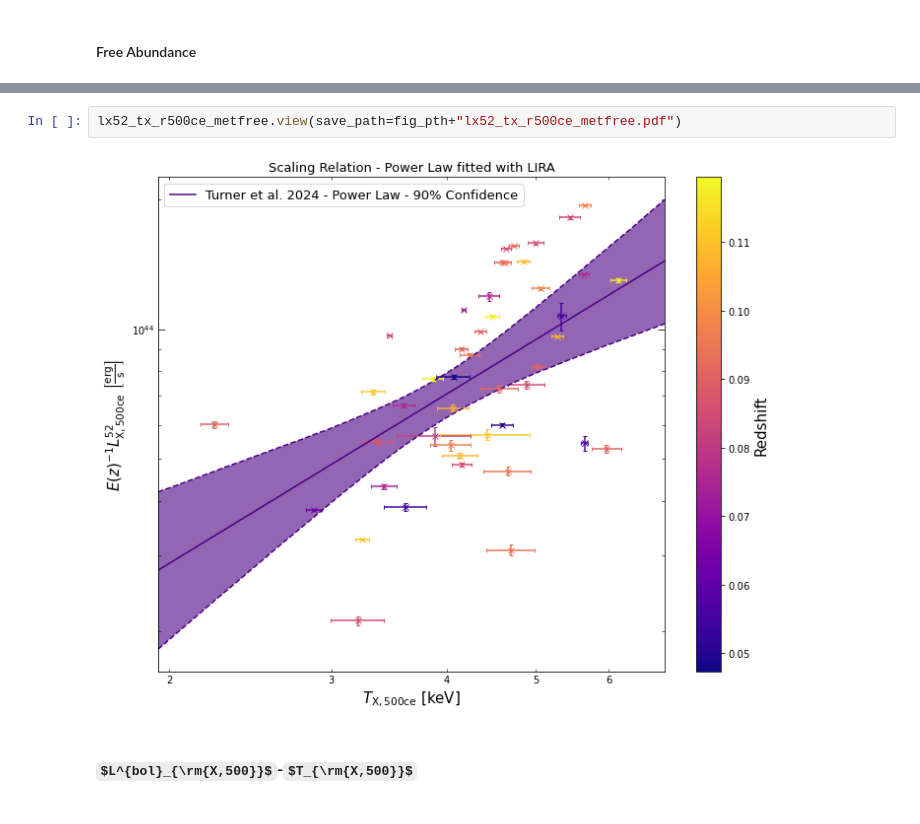
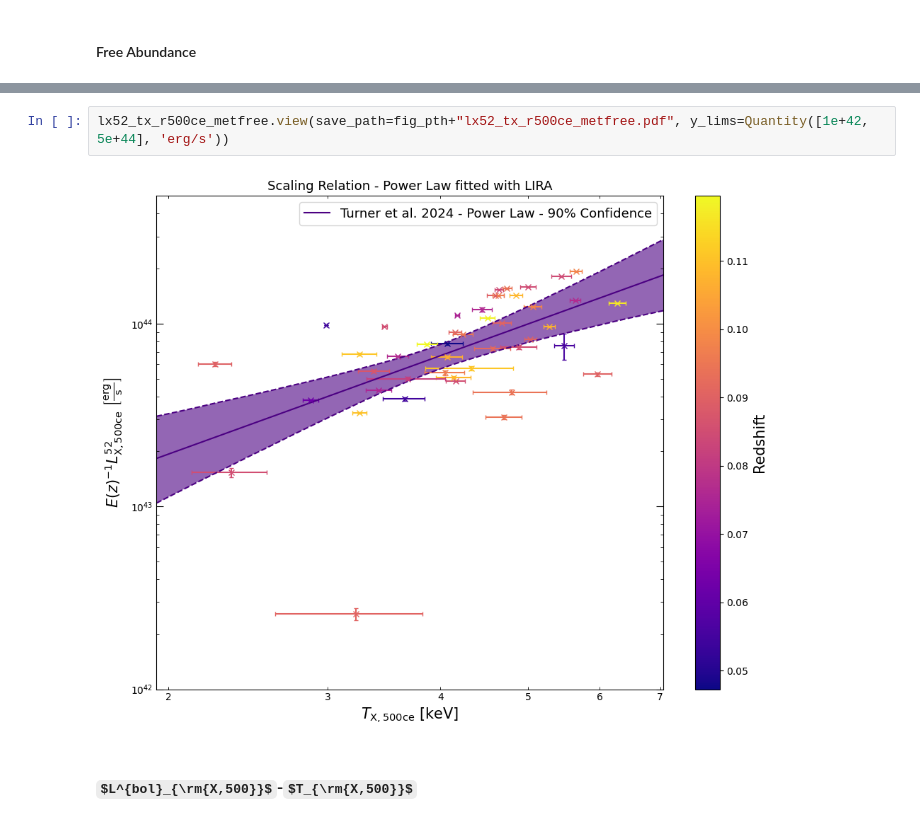
Before and after one commit to LoVoCCS/X-LoVoCCS-Analyses, a Jupyter notebook: notebooks/scaling_relations/luminosity_temperature.ipynb, the cells around one changed output, grey strips where cells are left out. Drawn from its saved outputs; the diff is of its cells as text; some formulas as TeX source.

```diff
--- a/notebooks/scaling_relations/luminosity_temperature.ipynb
+++ b/notebooks/scaling_relations/luminosity_temperature.ipynb
@@ -233,9 +213,9 @@ lx52_tx_r500ce_metfree.save(stor_pth + 'lx52_tx_r500ce_metfree.xgarel')
 # %% [output]
   |**************************************************| 100%
 # %%
-lx52_tx_r500ce_metfree.view(save_path=fig_pth+"lx52_tx_r500ce_metfree.pdf")
+lx52_tx_r500ce_metfree.view(save_path=fig_pth+"lx52_tx_r500ce_metfree.pdf", y_lims=Quantity([1e+42, 5e+44], 'erg/s'))
 # %% [output]
-[figure, old version]
+[figure, new version]
 # %% [markdown]
 ### $L^{bol}_{\rm{X,500}}$-$T_{\rm{X,500}}$
 # %% [markdown]
```
Also changed, not shown: parts of 29 cells of this notebook.
